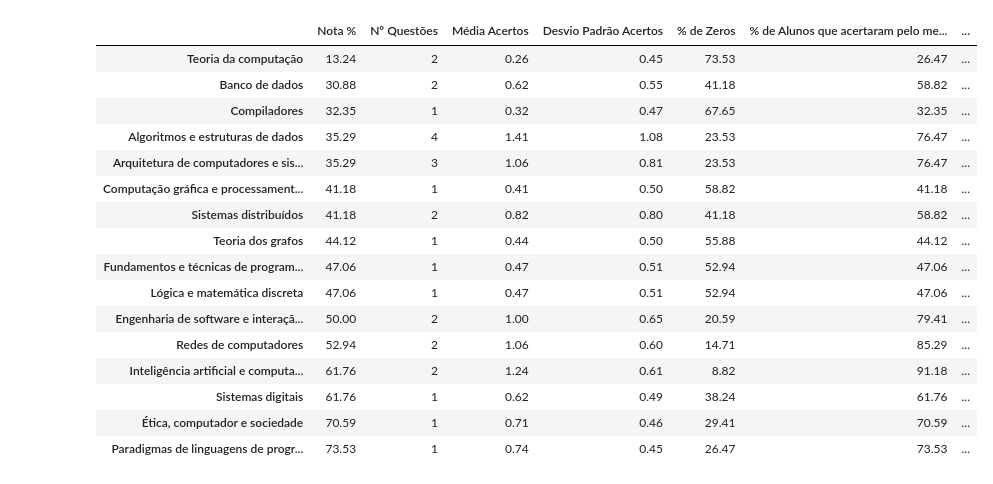
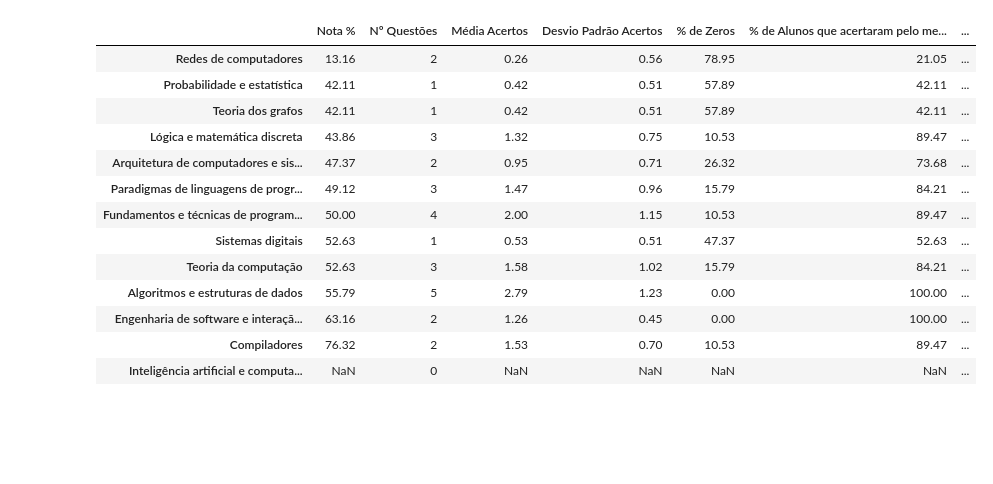
Before and after one commit to renan-cunha/KDD-Enade-Computing, a Jupyter notebook: new_main.ipynb, the cells around one changed output. Saved outputs shown, nothing was run; the diff lists cells and outputs as text; code cells hidden in the pictures; blank space fills up the shorter version.

```diff
--- a/new_main.ipynb
+++ b/new_main.ipynb
@@ -7,8 +8,10 @@ from src import config
 from src import subject_manipulation
 # %%
 subject_df = subject_manipulation.get_processed_subject_df()
+# %%
+year = 2011
 # %%
-subject_df = subject_df.loc[subject_df['ano'] == 2017]
+subject_df = subject_df.loc[subject_df['ano'] == year]
 subject_df.head()
 # %% [output]
 |  | idquestao | ano | curso | prova | tipoquestao | conteudo1 | conteudo2 | conteudo3 |
@@ -36,4 +38,4 @@ array(['Algoritmos e estruturas de dados',
 # %%
-enade_2017_df = get_processed_enade_2014_2017("data/enade/enade2017/3.DADOS/MICRODADOS_ENADE_2017.txt")
+enade_2017_df = get_processed_enade_2011(f"data/enade/enade{year}/3.DADOS/MICRODADOS_ENADE_{year}.txt")
 enade_2017_df.head()
 # %% [output]
@@ -109,64 +128,90 @@ for subject in subjects:
     subject_questions = util.get_subject_valid_questions(subject,
                                                                  subject_df,
                                                                  enade_2017_df,
                                                                  just_objective=True)
     num_obj_subject_questions = len(subject_questions)
-    num_questions.append(num_obj_subject_questions)
+
+
 
     mean_acertos_subject = enade_2017_df[f"ACERTOS_OBJ_{subject}"].mean()
-    mean_acertos_by_subject.append(mean_acertos_subject)
 
     std_acertos_subject = enade_2017_df[f"ACERTOS_OBJ_{subject}"].std()
-    std_acertos_by_subject.append(std_acertos_subject)
 
-    zero_subject = enade_2017_df[f"ACERTOS_OBJ_{subject}"].value_counts()[0] / num_alunos
-    column_zero_subject.append(zero_subject)
+    zero_subject_count = enade_2017_df[f"ACERTOS_OBJ_{subject}"].value_counts()
 
-    geq_one_subject = (enade_2017_df[f"ACERTOS_OBJ_{subject}"] >= 1).value_counts()[True] / num_alunos
-    column_geq_one_subject.append(geq_one_subject)
+    if 0 in zero_subject_count.index:
+        zero_subject = zero_subject_count[0] / num_alunos
+    else:
+        zero_subject = 0
 
-    all_subject = (enade_2017_df[f"ACERTOS_OBJ_{subject}"] == num_obj_subject_questions).value_counts()
-    if True in all_subject.index:
-        column_all_subject.append(all_subject[True] / num_alunos)
+    geq_one_subject_count = (enade_2017_df[f"ACERTOS_OBJ_{subject}"] >= 1).value_counts()
+    if True in geq_one_subject_count.index:
+        geq_one_subject = geq_one_subject_count[True] / num_alunos
     else:
-        column_all_subject.append(0)
+        geq_one_subject = 0
+
+    all_subject_count = (enade_2017_df[f"ACERTOS_OBJ_{subject}"] == num_obj_subject_questions).value_counts()
+    if True in all_subject_count.index:
+        all_subject = (all_subject_count[True] / num_alunos)
+    else:
+        all_subject = 0
+
+    if num_obj_subject_questions > 0:
+        num_questions.append(num_obj_subject_questions)
+        mean_acertos_by_subject.append(mean_acertos_subject)
+        std_acertos_by_subject.append(std_acertos_subject)
+        column_zero_subject.append(zero_subject)
+        column_geq_one_subject.append(geq_one_subject)
+        column_all_subject.append(all_subject)
+    else:
+        num_questions.append(0)
+        mean_acertos_by_subject.append(None)
+        std_acertos_by_subject.append(None)
+        column_zero_subject.append(None)
+        column_geq_one_subject.append(None)
+        column_all_subject.append(None)
+
+
+
+
+
 
 
 subjects_labels = [f"SCORE_OBJ_{x}" for x in subjects]
 
 mean_by_subject = enade_2017_df[subjects_labels].mean().values
 
 data = np.array([mean_by_subject, num_questions]).T
 
 display_df = pd.DataFrame(data=data, index=subjects,
                           columns=["Nota %", "Nº Questões"])
-display_df["Nº Questões"] = display_df["Nº Questões"].astype(int)
+display_df["Nº Questões"] = display_df["Nº Questões"].astype(int, errors="ignore")
 display_df["Média Acertos"] = mean_acertos_by_subject
 display_df["Desvio Padrão Acertos"] = std_acertos_by_subject
-display_df["% de Zeros"] = np.array(column_zero_subject)*100
-display_df["% de Alunos que acertaram pelo menos uma questão"] = np.array(column_geq_one_subject)*100
-display_df["% de Alunos que acertaram todas"] = np.array(column_all_subject)*100
+display_df["% de Zeros"] = column_zero_subject
+display_df["% de Zeros"] = display_df["% de Zeros"]*100
+display_df["% de Alunos que acertaram pelo menos uma questão"] = column_geq_one_subject
+display_df["% de Alunos que acertaram pelo menos uma questão"] = display_df["% de Alunos que acertaram pelo menos uma questão"]*100
+display_df["% de Alunos que acertaram todas"] = column_all_subject
+display_df["% de Alunos que acertaram todas"] = display_df["% de Alunos que acertaram todas"]*100
 
 display_df = display_df.sort_values(by=["Nota %"]).round(2)
 display_df
 # %% [output]
 |  | Nota % | Nº Questões | Média Acertos | Desvio Padrão Acertos | % de Zeros | % de Alunos que acertaram pelo me... | ... |
-| Teoria da computação | 13.24 | 2 | 0.26 | 0.45 | 73.53 | 26.47 | ... |
-| Banco de dados | 30.88 | 2 | 0.62 | 0.55 | 41.18 | 58.82 | ... |
-| Compiladores | 32.35 | 1 | 0.32 | 0.47 | 67.65 | 32.35 | ... |
-| Algoritmos e estruturas de dados | 35.29 | 4 | 1.41 | 1.08 | 23.53 | 76.47 | ... |
-| Arquitetura de computadores e sis... | 35.29 | 3 | 1.06 | 0.81 | 23.53 | 76.47 | ... |
-| Computação gráfica e processament... | 41.18 | 1 | 0.41 | 0.50 | 58.82 | 41.18 | ... |
-| Sistemas distribuídos | 41.18 | 2 | 0.82 | 0.80 | 41.18 | 58.82 | ... |
-| Teoria dos grafos | 44.12 | 1 | 0.44 | 0.50 | 55.88 | 44.12 | ... |
-| Fundamentos e técnicas de program... | 47.06 | 1 | 0.47 | 0.51 | 52.94 | 47.06 | ... |
-| Lógica e matemática discreta | 47.06 | 1 | 0.47 | 0.51 | 52.94 | 47.06 | ... |
-| Engenharia de software e interaçã... | 50.00 | 2 | 1.00 | 0.65 | 20.59 | 79.41 | ... |
-| Redes de computadores | 52.94 | 2 | 1.06 | 0.60 | 14.71 | 85.29 | ... |
-| Inteligência artificial e computa... | 61.76 | 2 | 1.24 | 0.61 | 8.82 | 91.18 | ... |
-| Sistemas digitais | 61.76 | 1 | 0.62 | 0.49 | 38.24 | 61.76 | ... |
-| Ética, computador e sociedade | 70.59 | 1 | 0.71 | 0.46 | 29.41 | 70.59 | ... |
-| Paradigmas de linguagens de progr... | 73.53 | 1 | 0.74 | 0.45 | 26.47 | 73.53 | ... |
+| Redes de computadores | 13.16 | 2 | 0.26 | 0.56 | 78.95 | 21.05 | ... |
+| Probabilidade e estatística | 42.11 | 1 | 0.42 | 0.51 | 57.89 | 42.11 | ... |
+| Teoria dos grafos | 42.11 | 1 | 0.42 | 0.51 | 57.89 | 42.11 | ... |
+| Lógica e matemática discreta | 43.86 | 3 | 1.32 | 0.75 | 10.53 | 89.47 | ... |
+| Arquitetura de computadores e sis... | 47.37 | 2 | 0.95 | 0.71 | 26.32 | 73.68 | ... |
+| Paradigmas de linguagens de progr... | 49.12 | 3 | 1.47 | 0.96 | 15.79 | 84.21 | ... |
+| Fundamentos e técnicas de program... | 50.00 | 4 | 2.00 | 1.15 | 10.53 | 89.47 | ... |
+| Sistemas digitais | 52.63 | 1 | 0.53 | 0.51 | 47.37 | 52.63 | ... |
+| Teoria da computação | 52.63 | 3 | 1.58 | 1.02 | 15.79 | 84.21 | ... |
+| Algoritmos e estruturas de dados | 55.79 | 5 | 2.79 | 1.23 | 0.00 | 100.00 | ... |
+| Engenharia de software e interaçã... | 63.16 | 2 | 1.26 | 0.45 | 0.00 | 100.00 | ... |
+| Compiladores | 76.32 | 2 | 1.53 | 0.70 | 10.53 | 89.47 | ... |
+| Inteligência artificial e computa... | NaN | 0 | NaN | NaN | NaN | NaN | ... |
 # %%
 objective_questions = subject_manipulation.get_objective_questions(subject_df)
 enade_2017_df_objective = enade_2017_df[[f"QUESTAO_{i}_NOTA" for i in objective_questions]]
```
Also changed, not shown: parts of 10 cells of this notebook, 3 other files.
